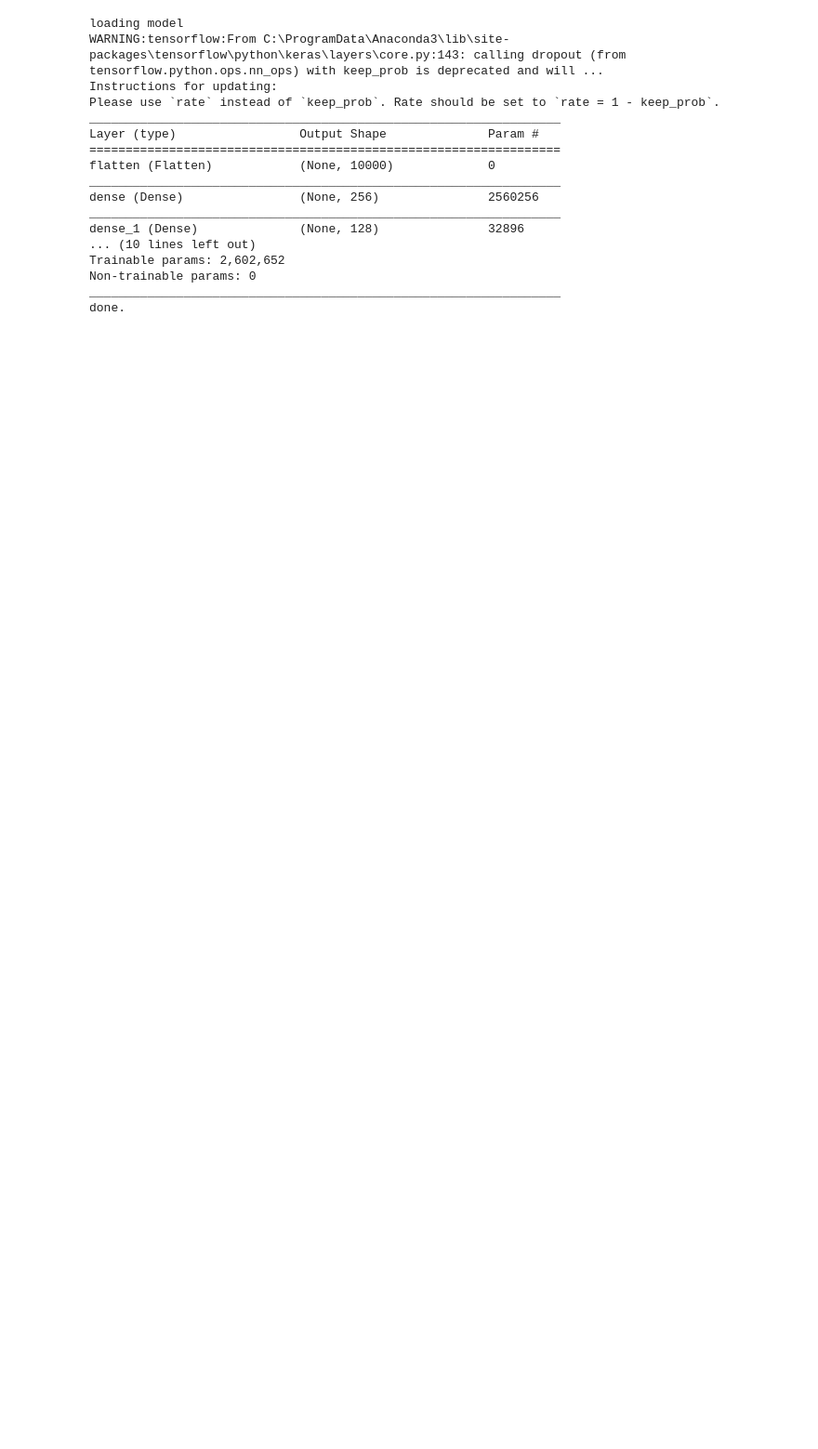
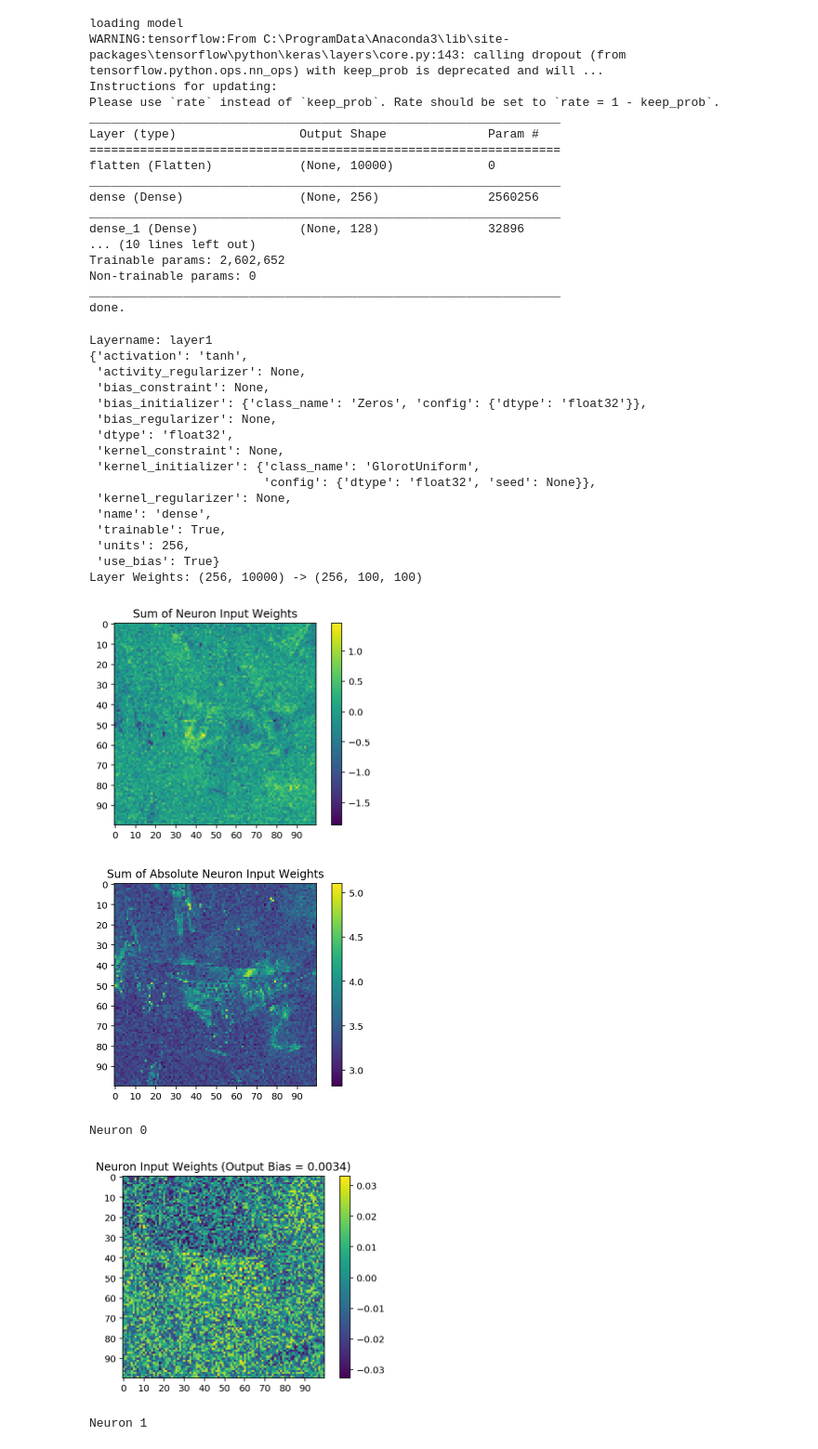
Before and after one commit to mileippert/msc, a Jupyter notebook: tensorflow-visualize.ipynb, the cells around one changed output. Shown at 93% size. Cells and saved outputs as stored; diff of their text form; code cells hidden in the pictures; blank space fills up the shorter version.

```diff
--- a/tensorflow-visualize.ipynb
+++ b/tensorflow-visualize.ipynb
@@ -185,34 +187,56 @@ def visualize(layer, reshape, save_prefix, start_index, end_index, tick_stepsize
     ax.figure.colorbar(im, ax=ax)
     ax.xaxis.set_ticks(np.arange(0, reshape[1], tick_stepsize))
     ax.yaxis.set_ticks(np.arange(0, reshape[2], tick_stepsize))
     ax.set(title="Sum of Neuron Input Weights")
     plt.savefig("visu-{}-normalized.svg".format(save_prefix), format="svg", bbox_inches='tight')
 
     # setup plot
     fig, ax = plt.subplots()
     im = ax.imshow(abs_weight_sum, interpolation='nearest')
     ax.figure.colorbar(im, ax=ax)
     ax.xaxis.set_ticks(np.arange(0, reshape[1], tick_stepsize))
     ax.yaxis.set_ticks(np.arange(0, reshape[2], tick_stepsize))
     ax.set(title="Sum of Absolute Neuron Input Weights")
     plt.savefig("visu-{}-absolute.svg".format(save_prefix), format="svg", bbox_inches='tight')
     plt.show()
 
     for weights, bias, index in zip(layer_weights[start_index:end_index], layer_bias[start_index:end_index], range(start_index, end_index)):
         # setup plot
         fig, ax = plt.subplots()
         im = ax.imshow(weights, interpolation='nearest')
         ax.figure.colorbar(im, ax=ax)
         ax.xaxis.set_ticks(np.arange(0, reshape[1], tick_stepsize))
         ax.yaxis.set_ticks(np.arange(0, reshape[2], tick_stepsize))
         ax.set(title="Neuron Input Weights (Output Bias = {:.4f})".format(bias))
 
         # save and show
         plt.savefig("visu-{}-weight-{}.svg".format(save_prefix, index), format="svg", bbox_inches='tight')
         print("Neuron {}".format(index))
         plt.show()
 
-#visualize(model.layers[1], (256, 100, 100), "layer1", 0, 2, 10)
-#visualize(model.layers[2], (128,  16,  16), "layer2", 0, 2, 1)
-#visualize(model.layers[1], (256, 100, 100), "layer1", 241, 242, 10)
-#visualize(model.layers[6], (12, 4, 4), "layer6", 0, 12, 1)
+visualize(model.layers[1], (256, 100, 100), "layer1", 0, 2, 10)
+visualize(model.layers[2], (128,  16,  16), "layer2", 0, 2, 1)
+visualize(model.layers[1], (256, 100, 100), "layer1", 241, 242, 10)
+visualize(model.layers[6], (12, 4, 4), "layer6", 0, 12, 1)
+# %% [output]
+Layername: layer1
+{'activation': 'tanh',
+ 'activity_regularizer': None,
+ 'bias_constraint': None,
+ 'bias_initializer': {'class_name': 'Zeros', 'config': {'dtype': 'float32'}},
+ 'bias_regularizer': None,
+ 'dtype': 'float32',
+ 'kernel_constraint': None,
+ 'kernel_initializer': {'class_name': 'GlorotUniform',
+                        'config': {'dtype': 'float32', 'seed': None}},
+ 'kernel_regularizer': None,
+ 'name': 'dense',
+ 'trainable': True,
+ 'units': 256,
+ 'use_bias': True}
+Layer Weights: (256, 10000) -> (256, 100, 100)
+[figure, added]
+[figure, added]
+Neuron 0
+[figure, added]
+Neuron 1
```
Also changed, not shown: parts of 4 cells of this notebook.
